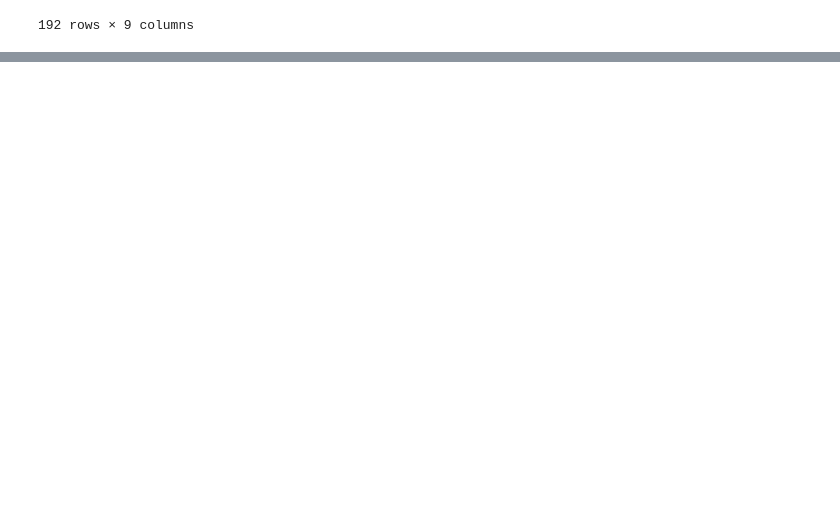
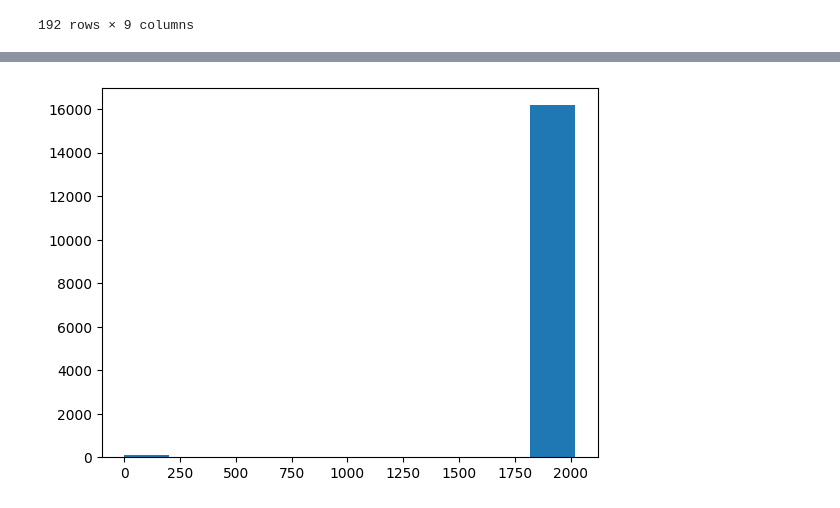
Before and after one commit to dhwan-dj/AIB16_Section1-project, a Jupyter notebook: S1_PJT_AI_16_김동환.ipynb, the cells around one changed output, grey strips where cells are left out. Cells and saved outputs as stored; diff of their text form; code cells hidden in the pictures; blank space fills up the shorter version.

```diff
--- a/S1_PJT_AI_16_김동환.ipynb
+++ b/S1_PJT_AI_16_김동환.ipynb
@@ -3,6 +3,15 @@
 # %%
 import pandas as pd
 import numpy as np
+import matplotlib.pyplot as plt
+import seaborn as sns
+
+import sklearn
+from sklearn.preprocessing import StandardScaler
+from sklearn.cluster import KMeans
+
+plt.style.use("default")
+
 from google.colab import drive
 drive.mount('/content/drive')
 # %% [output]
@@ -234,0 +255,4 @@ df_clean.Other_Sales = df_clean.Other_Sales.apply(convert)
+# %%
+plt.hist(df_clean.Year);
+# %% [output]
+[figure, added]
```
Also changed, not shown: parts of 40 cells of this notebook.
